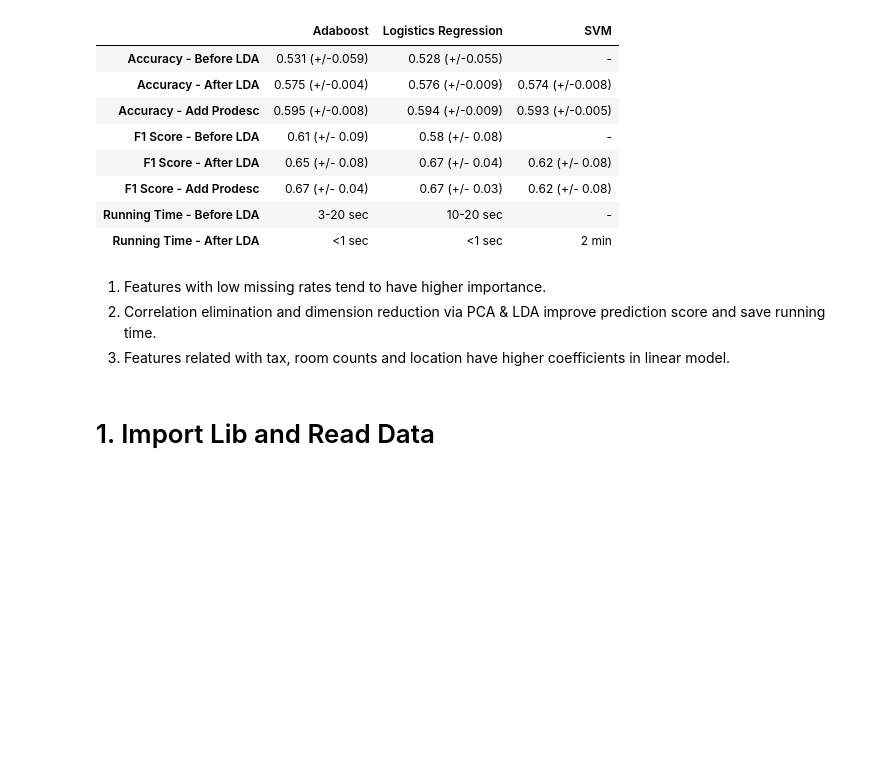
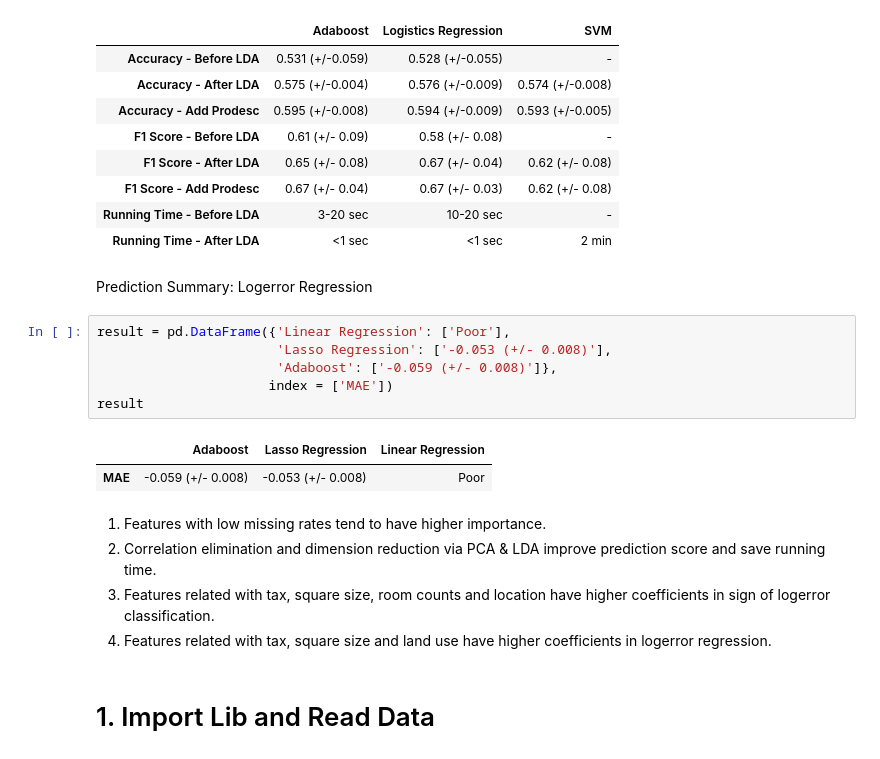
Before and after one commit to WangQiuc/Zillow, a Jupyter notebook: Zillow_Group1.ipynb, the cells around one changed output. Cells and saved outputs as stored; diff of their text form; blank space fills up the shorter version.

```diff
--- a/Zillow_Group1.ipynb
+++ b/Zillow_Group1.ipynb
@@ -24,10 +24,22 @@ result
 | F1 Score - Add Prodesc | 0.67 (+/- 0.04) | 0.67 (+/- 0.03) | 0.62 (+/- 0.08) |
 | Running Time - Before LDA | 3-20 sec | 10-20 sec | - |
 | Running Time - After LDA | <1 sec | <1 sec | 2 min |
+# %% [markdown]
+Prediction Summary: Logerror Regression
+# %%
+result = pd.DataFrame({'Linear Regression': ['Poor'],
+                       'Lasso Regression': ['-0.053 (+/- 0.008)'],
+                       'Adaboost': ['-0.059 (+/- 0.008)']},
+                      index = ['MAE'])
+result
+# %% [output]
+|  | Adaboost | Lasso Regression | Linear Regression |
+| MAE | -0.059 (+/- 0.008) | -0.053 (+/- 0.008) | Poor |
 # %% [markdown]
 1. Features with low missing rates tend to have higher importance.
 2. Correlation elimination and dimension reduction via PCA & LDA improve prediction score and save running time.
-3. Features related with tax, room counts and location have higher coefficients in linear model.
+3. Features related with tax, square size, room counts and location have higher coefficients in sign of logerror classification.
+3. Features related with tax, square size and land use have higher coefficients in logerror regression.
 # %% [markdown]
 # 1. Import Lib and Read Data
 # %%
```
Also changed, not shown: parts of 16 cells of this notebook.
